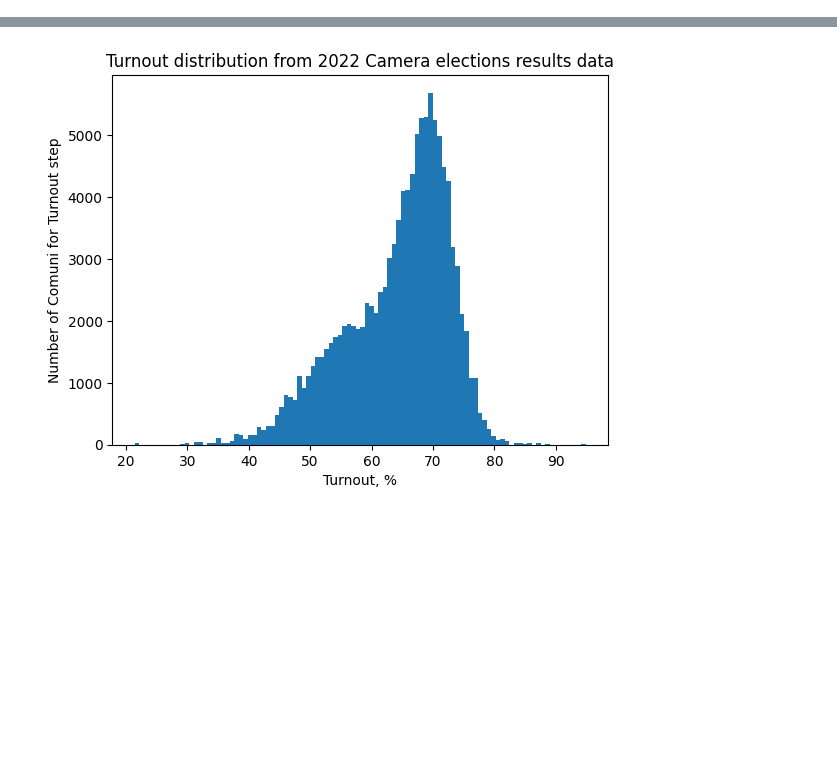
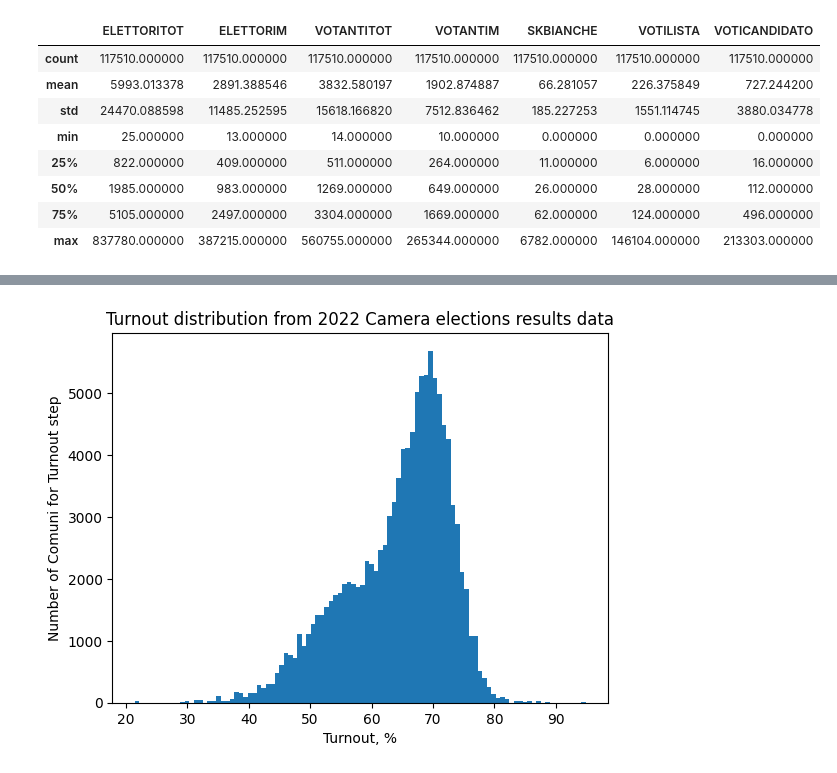
Before and after one commit to falaimo99/open-voting, a Jupyter notebook: analysis/it_datasets_analysis.ipynb, the cells around one changed output, grey strips where cells are left out. Saved outputs shown, nothing was run; the diff lists cells and outputs as text; code cells hidden in the pictures; blank space fills up the shorter version.

```diff
--- a/analysis/italian_datasets_analysis.ipynb
+++ b/analysis/it_datasets_analysis.ipynb
@@ -14,0 +29,12 @@ senato_df = pd.read_csv('../data/senato-20220925/Senato_Italia_LivComune.txt', s
+# %%
+senato_df.describe()
+# %% [output]
+|  | ELETTORITOT | ELETTORIM | VOTANTITOT | VOTANTIM | SKBIANCHE | VOTILISTA | VOTICANDIDATO |
+| count | 117510.000000 | 117510.000000 | 117510.000000 | 117510.000000 | 117510.000000 | 117510.000000 | 117510.000000 |
+| mean | 5993.013378 | 2891.388546 | 3832.580197 | 1902.874887 | 66.281057 | 226.375849 | 727.244200 |
+| std | 24470.088598 | 11485.252595 | 15618.166820 | 7512.836462 | 185.227253 | 1551.114745 | 3880.034778 |
+| min | 25.000000 | 13.000000 | 14.000000 | 10.000000 | 0.000000 | 0.000000 | 0.000000 |
+| 25% | 822.000000 | 409.000000 | 511.000000 | 264.000000 | 11.000000 | 6.000000 | 16.000000 |
+| 50% | 1985.000000 | 983.000000 | 1269.000000 | 649.000000 | 26.000000 | 28.000000 | 112.000000 |
+| 75% | 5105.000000 | 2497.000000 | 3304.000000 | 1669.000000 | 62.000000 | 124.000000 | 496.000000 |
+| max | 837780.000000 | 387215.000000 | 560755.000000 | 265344.000000 | 6782.000000 | 146104.000000 | 213303.000000 |
```
Also changed, not shown: parts of 4 cells of this notebook, 3 other files.
